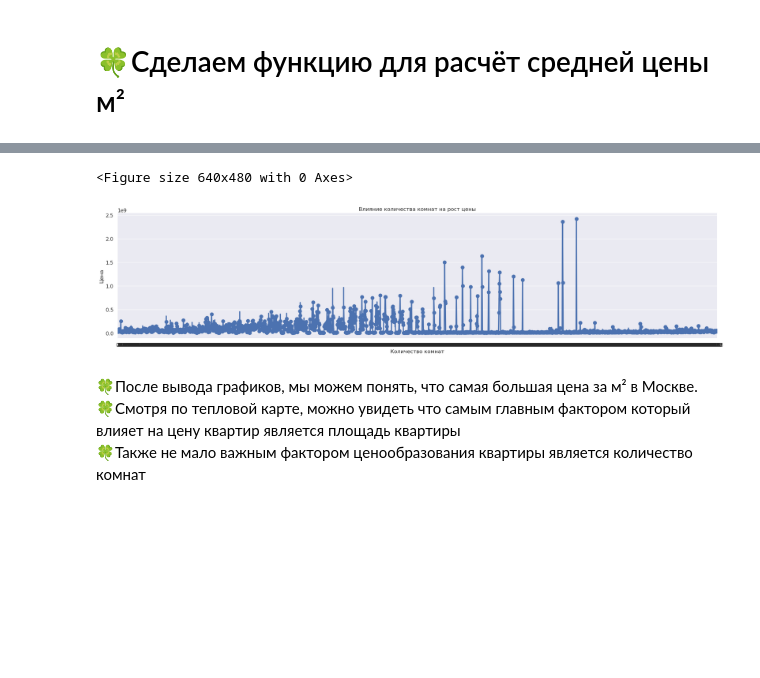
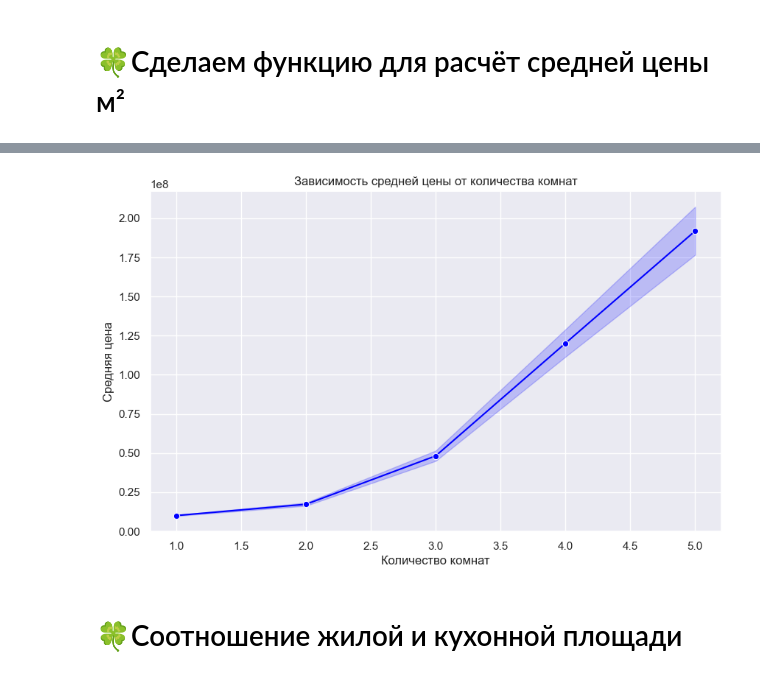
Before and after one commit to tmwsw/ML, a Jupyter notebook: main.ipynb, the cells around one changed output, grey strips where cells are left out. Drawn from its saved outputs; the diff is of its cells as text; code cells hidden in the pictures; blank space fills up the shorter version.

```diff
--- a/main.ipynb
+++ b/main.ipynb
@@ -13,5 +13,5 @@ warnings.simplefilter('ignore')
 # %%
-df = pd.read_csv("main.csv").drop_duplicates()
+df = pd.read_csv("main_df_to_yp.csv").drop_duplicates()
 df.head()
 # %% [output]
 |  | author | author_type | url | location | deal_type | accommodation_type | floor | floors_count | ... |
@@ -94,3 +119,17 @@ dtype: int64
+# %%
+replace_list = ["Напишите автору","Залоговая недвижимость","Аукцион","Позвоните автору","Подписаться на дом",]
+for obj in replace_list:
+    df = df.replace(obj, np.nan)
+
+def filter_properties_until_2024(df):
+    df["year_of_construction"] = df["year_of_construction"].fillna(-1)
+    df["year_of_construction"] = df["year_of_construction"].astype(int)
+    filtered_df = df[df["year_of_construction"] <= 2024]
+    filtered_df.to_csv("main1.csv", index=False, encoding="utf-8")
+
+
+output_csv_path = "main1.csv"
+df_filtered = filter_properties_until_2024(df)
 # %% [markdown]
 # 🍀Проверка пропусков данных в %
 # %%
@@ -168,10 +207,6 @@ underground - 0%
 # %% [markdown]
 # 🍀Сейчас нам необходимо разобраться с пропусками в living_meters и kitchen_meters
 Эти данные буду сильно влиять на образование цены квартиры или м2
-# %%
-# перед этим избавиться от символа м²
-df["kitchen_meters"] = (df["kitchen_meters"].str.replace("\xa0м²", "").str.replace(",", ".").astype(float))
-df['living_meters'] = df['living_meters'].str.replace('\xa0м²', '').str.replace(',', '.').astype(float)
 # %%
 df['living_meters'] = df['living_meters'].fillna(df['living_meters'].median())
 df['kitchen_meters'] = df['kitchen_meters'].fillna(df['kitchen_meters'].median())
@@ -311,14 +367,12 @@ plt.show()
 # %%
-plt.figure()
-sns.catplot(x='total_meters', y='price', data=encoded_data, kind='point', aspect=4, color='b')
-plt.title("Влияние количества комнат на рост цены")
-plt.xlabel("Количество комнат")
-plt.ylabel("Цена")
+plt.figure(figsize=(10, 6))
+sns.lineplot(x='rooms_count', y='price', data=encoded_data, marker='o', color='blue')
+plt.title('Зависимость средней цены от количества комнат')
+plt.xlabel('Количество комнат')
+plt.ylabel('Средняя цена')
+plt.grid(True)
 plt.show()
 # %% [output]
-<Figure size 640x480 with 0 Axes>
-[figure, old version]
+[figure, new version]
-# %% [markdown]
-🍀После вывода графиков, мы можем понять, что самая большая цена за м² в Москве.
-🍀Смотря по тепловой карте, можно увидеть что самым главным фактором который влияет на цену квартир является площадь квартиры
-🍀Также не мало важным фактором ценообразования квартиры является количество комнат
+# %% [markdown]
+# 🍀Соотношение жилой и кухонной площади
```
Also changed, not shown: parts of 26 cells of this notebook, 10 other files.
